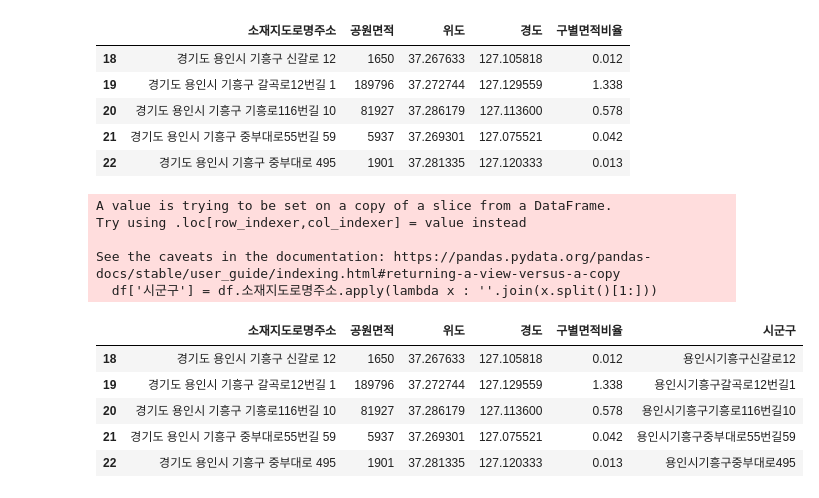
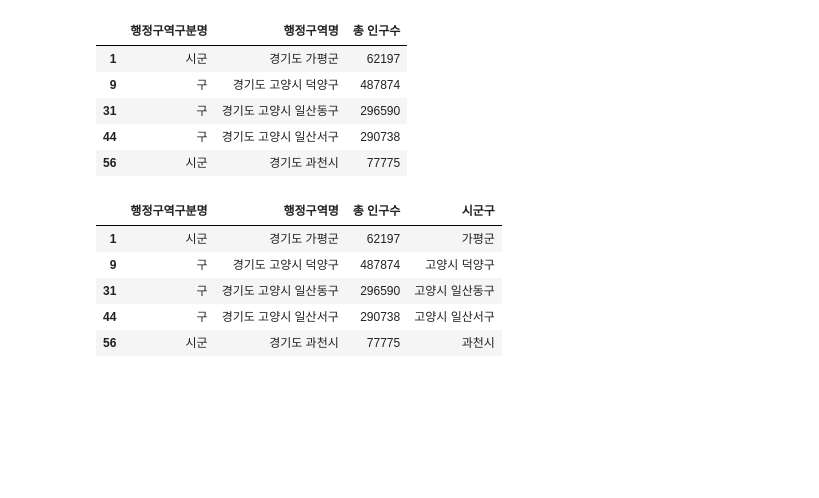
Before and after one commit to qomalq/DataAnalysis-Lecture, a Jupyter notebook: 04.지도시각화/경기도공원.ipynb, the cells around one changed output. Cells and saved outputs as stored; diff of their text form; code cells hidden in the pictures; blank space fills up the shorter version.

```diff
--- a/04.지도시각화/경기도공원.ipynb
+++ b/04.지도시각화/경기도공원.ipynb
@@ -33,25 +28,30 @@ df['구별면적비율'] = ((df['공원면적'] / df_전체면적) * 100).round(
-# %%
-df = df[df.소재지도로명주소.str.contains('시군') | df.소재지도로명주소.str.contains('구')]
-df.head()
-# %% [output]
-|  | 소재지도로명주소 | 공원면적 | 위도 | 경도 | 구별면적비율 |
-| 18 | 경기도 용인시 기흥구 신갈로 12 | 1650 | 37.267633 | 127.105818 | 0.012 |
-| 19 | 경기도 용인시 기흥구 갈곡로12번길 1 | 189796 | 37.272744 | 127.129559 | 1.338 |
-| 20 | 경기도 용인시 기흥구 기흥로116번길 10 | 81927 | 37.286179 | 127.113600 | 0.578 |
-| 21 | 경기도 용인시 기흥구 중부대로55번길 59 | 5937 | 37.269301 | 127.075521 | 0.042 |
-| 22 | 경기도 용인시 기흥구 중부대로 495 | 1901 | 37.281335 | 127.120333 | 0.013 |
+# %%
+pop = pd.read_csv('../02.Pandas/data/주민등록인구집계현황.csv', encoding='euc-kr')
+pop = pop[['행정구역구분명','행정구역명','총 인구수']]
+pop = pop[pop.행정구역구분명.str.contains('시군') | pop.행정구역구분명.str.contains('구')]
+# %%
+gu_city = ['수원시', '고양시', '용인시', '성남시', '안산시', '안양시']
+pop.행정구역명 = pop.행정구역명.str.strip()
+drop_index = []
+for index in pop[pop.행정구역구분명 == '시군'].index:
+    if pop.행정구역명[index].split()[-1] in gu_city:
+        drop_index.append(index)
+pop.drop(drop_index, inplace=True)
+pop.head()
+# %% [output]
+|  | 행정구역구분명 | 행정구역명 | 총 인구수 |
+| 1 | 시군 | 경기도 가평군 | 62197 |
+| 9 | 구 | 경기도 고양시 덕양구 | 487874 |
+| 31 | 구 | 경기도 고양시 일산동구 | 296590 |
+| 44 | 구 | 경기도 고양시 일산서구 | 290738 |
+| 56 | 시군 | 경기도 과천시 | 77775 |
 # %%
-df['시군구'] = df.소재지도로명주소.apply(lambda x : ''.join(x.split()[1:]))
-df.head()
+pop['시군구'] = pop.행정구역명.apply(lambda x: ' '.join(x.split()[1:]))
+pop.head()
 # %% [output]
-A value is trying to be set on a copy of a slice from a DataFrame.
-Try using .loc[row_indexer,col_indexer] = value instead
-
-See the caveats in the documentation: https://pandas.pydata.org/pandas-docs/stable/user_guide/indexing.html#returning-a-view-versus-a-copy
-  df['시군구'] = df.소재지도로명주소.apply(lambda x : ''.join(x.split()[1:]))
-|  | 소재지도로명주소 | 공원면적 | 위도 | 경도 | 구별면적비율 | 시군구 |
-| 18 | 경기도 용인시 기흥구 신갈로 12 | 1650 | 37.267633 | 127.105818 | 0.012 | 용인시기흥구신갈로12 |
-| 19 | 경기도 용인시 기흥구 갈곡로12번길 1 | 189796 | 37.272744 | 127.129559 | 1.338 | 용인시기흥구갈곡로12번길1 |
-| 20 | 경기도 용인시 기흥구 기흥로116번길 10 | 81927 | 37.286179 | 127.113600 | 0.578 | 용인시기흥구기흥로116번길10 |
-| 21 | 경기도 용인시 기흥구 중부대로55번길 59 | 5937 | 37.269301 | 127.075521 | 0.042 | 용인시기흥구중부대로55번길59 |
-| 22 | 경기도 용인시 기흥구 중부대로 495 | 1901 | 37.281335 | 127.120333 | 0.013 | 용인시기흥구중부대로495 |
+|  | 행정구역구분명 | 행정구역명 | 총 인구수 | 시군구 |
+| 1 | 시군 | 경기도 가평군 | 62197 | 가평군 |
+| 9 | 구 | 경기도 고양시 덕양구 | 487874 | 고양시 덕양구 |
+| 31 | 구 | 경기도 고양시 일산동구 | 296590 | 고양시 일산동구 |
+| 44 | 구 | 경기도 고양시 일산서구 | 290738 | 고양시 일산서구 |
+| 56 | 시군 | 경기도 과천시 | 77775 | 과천시 |
```
Also changed, not shown: parts of 6 cells of this notebook, 19 other files.
